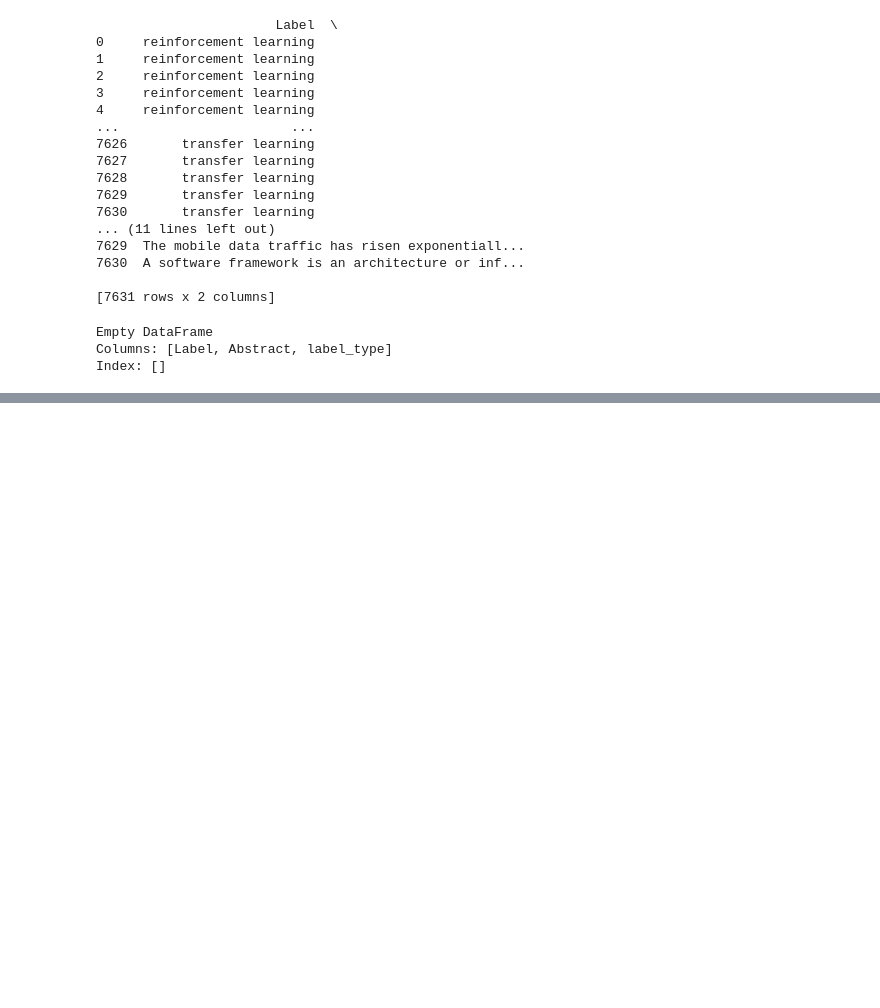
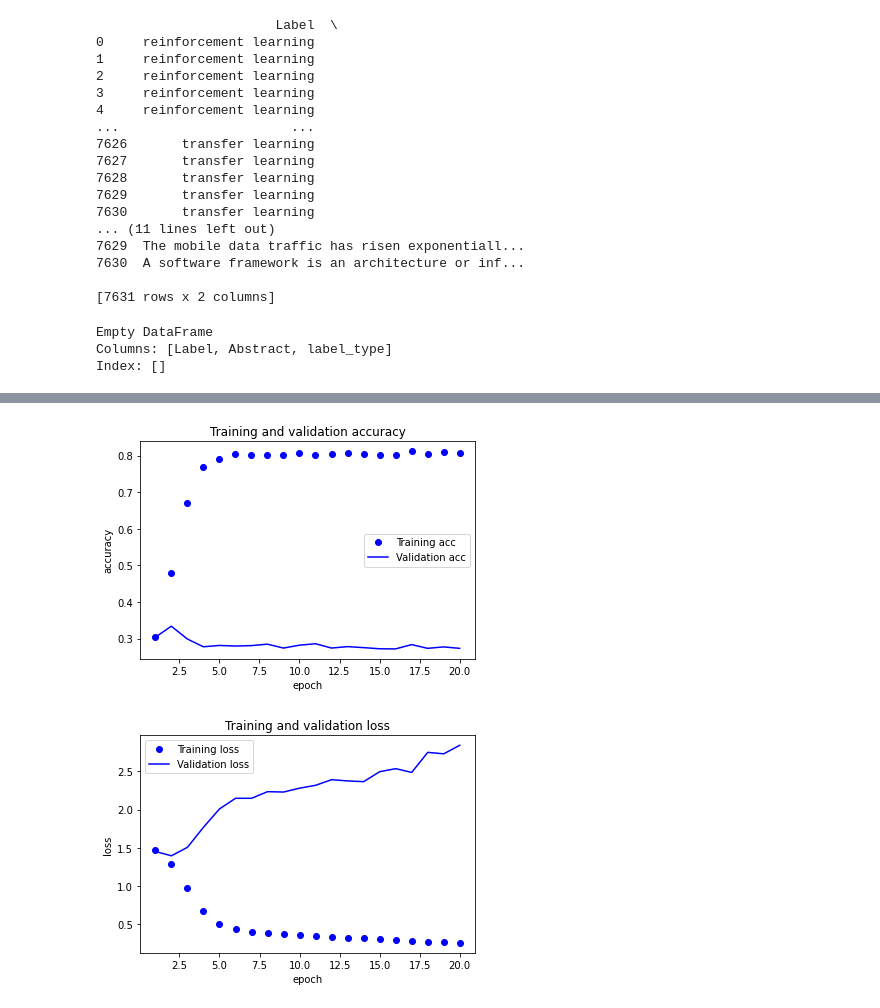
Before and after one commit to OliviaJayeola/ML-document-classificationn, a Jupyter notebook: AIassignment1.ipynb, the cells around one changed output, grey strips where cells are left out. Saved outputs shown, nothing was run; the diff lists cells and outputs as text; code cells hidden in the pictures; blank space fills up the shorter version.

```diff
--- a/AIassignment1.ipynb
+++ b/AIassignment1.ipynb
@@ -139,0 +310,20 @@ Index: []
+# %%
+import itertools as it
+
+embedding_dim = maxlen
+
+# there are 17679 items in the word_index dictionary but this is non-inclusive
+#so the final value is 17678, therefore i will use the last value of the
+# dictionary instead of the length to avoid confusion
+max_words = len(word_index)
+#embeddings_index = dict(it.islice(embeddings_index.items(), 61))
+
+# an embedding matrix is formed using tokens from the abstracts word index
+embedding_matrix = np.zeros((max_words, embedding_dim))
+for word, i in word_index.items():
+  embedding_vector = embeddings_index.get(word)
+  if i < max_words:
+    if embedding_vector is not None: # words not found in embedding index will be kept as zeros
+      embedding_matrix[i] = embedding_vector
+      # index/row i of embedding_matrix corresponds to the 100 dim pre-trained
+      # word embedding of words taken from word_index
@@ -139,0 +637,7 @@ Index: []
+# %%
+data2 = pad_sequences(sequences) # sequences will be padded to longest sequence in list
+
+data2 = data2[indices]
+
+x_train2 = data2[:training_samples]
+x_val2 = data2[training_samples:training_samples+validation_samples+1] # dimensions changed due to no longer using glove word embeddings
@@ -139,0 +648,13 @@ Index: []
+# %%
+sequence_vector = len(data2[1])
+
+model2 = Sequential()
+model2.add(Embedding(max_words+1, sequence_vector, input_length=sequence_vector)) #input_dim = amount of possible words output_dim = pretrained weights applied to input
+model2.add(Flatten())
+model2.add(Dense(32,activation='relu'))
+model2.add(Dense(5,activation='softmax'))
+model2.summary()
+
+model2.compile(optimizer='rmsprop', loss= 'sparse_categorical_crossentropy',metrics=['acc'])
+
+history2 = model2.fit(x_train2, y_train, epochs=20, batch_size=32, validation_data=(x_val2, y_val))
@@ -139,0 +679,6 @@ Index: []
+# %%
+model2 = plot_results(history2.history['acc'],history2.history['val_acc'],history2.history['loss'],history2.history['val_loss'])
+model2.results()
+# %% [output]
+[figure, added]
+[figure, added]
```
Also changed, not shown: parts of 38 cells of this notebook.
